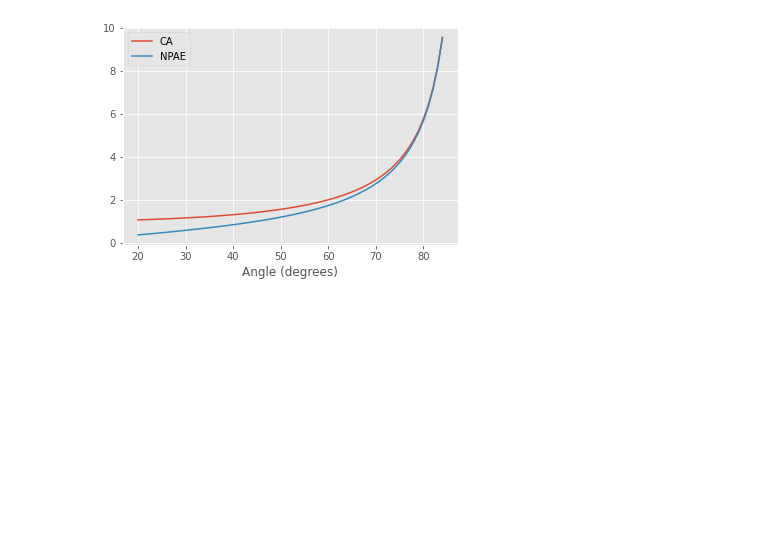
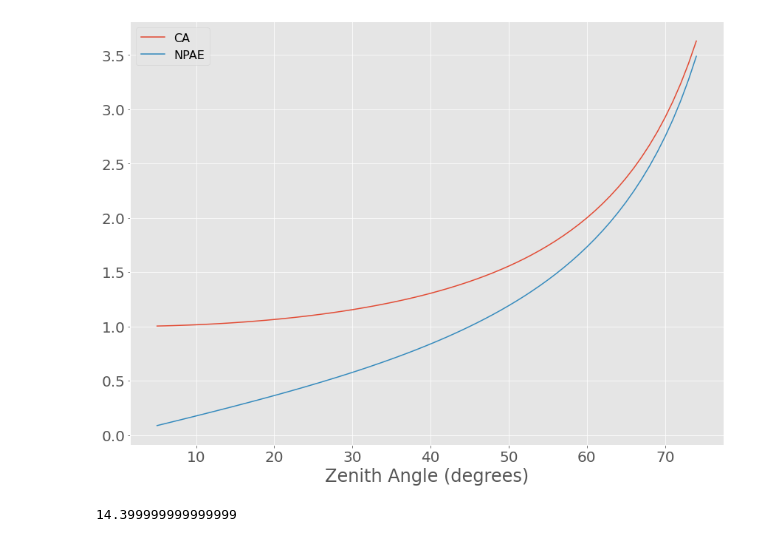
Before and after one commit to MMTObservatory/pytelpoint, a Jupyter notebook: notebooks/spie.ipynb, the cells around one changed output. Saved outputs shown, nothing was run; the diff lists cells and outputs as text; code cells hidden in the pictures; blank space fills up the shorter version.

```diff
--- a/notebooks/spie.ipynb
+++ b/notebooks/spie.ipynb
@@ -10,4 +11,4 @@ from pytelpoint.visualization import plot_corner, pointing_azel_resid, pointing_
 from pytelpoint.io import read_azel_datfile, read_raw_datfile
 from pytelpoint.transform import azel_model
 # %%
-angles = np.arange(20, 85) * u.deg
+angles = np.arange(5, 75) * u.deg
@@ -16,10 +15,17 @@ $[20,~21,~22,~23,~24,~25,~26,~27,~28,~29,~30,~31,~32,~33,~34,~35,~36,~37,~38,~39
 # %%
-fig = plt.figure()
-with plt.style.context(style="ggplot"):
+fig = plt.figure(figsize=(12, 9))
+with plt.style.context("ggplot"):
+    matplotlib.rcParams.update({'font.size': 20})
     plt.plot(angles, 1/np.cos(angles), label="CA")
     plt.plot(angles, np.tan(angles), label="NPAE")
-    plt.legend()
-    plt.xlabel("Angle (degrees)")
+    plt.legend(prop={'size': 16})
+    plt.xlabel("Zenith Angle (degrees)")
+plt.tight_layout()
+plt.savefig("ca_npae.pdf")
 plt.show()
 # %% [output]
-[figure, old version]
+[figure, new version]
+# %%
+.06 * 240
+# %% [output]
+14.399999999999999
```
Also changed, not shown: parts of 3 cells of this notebook.
